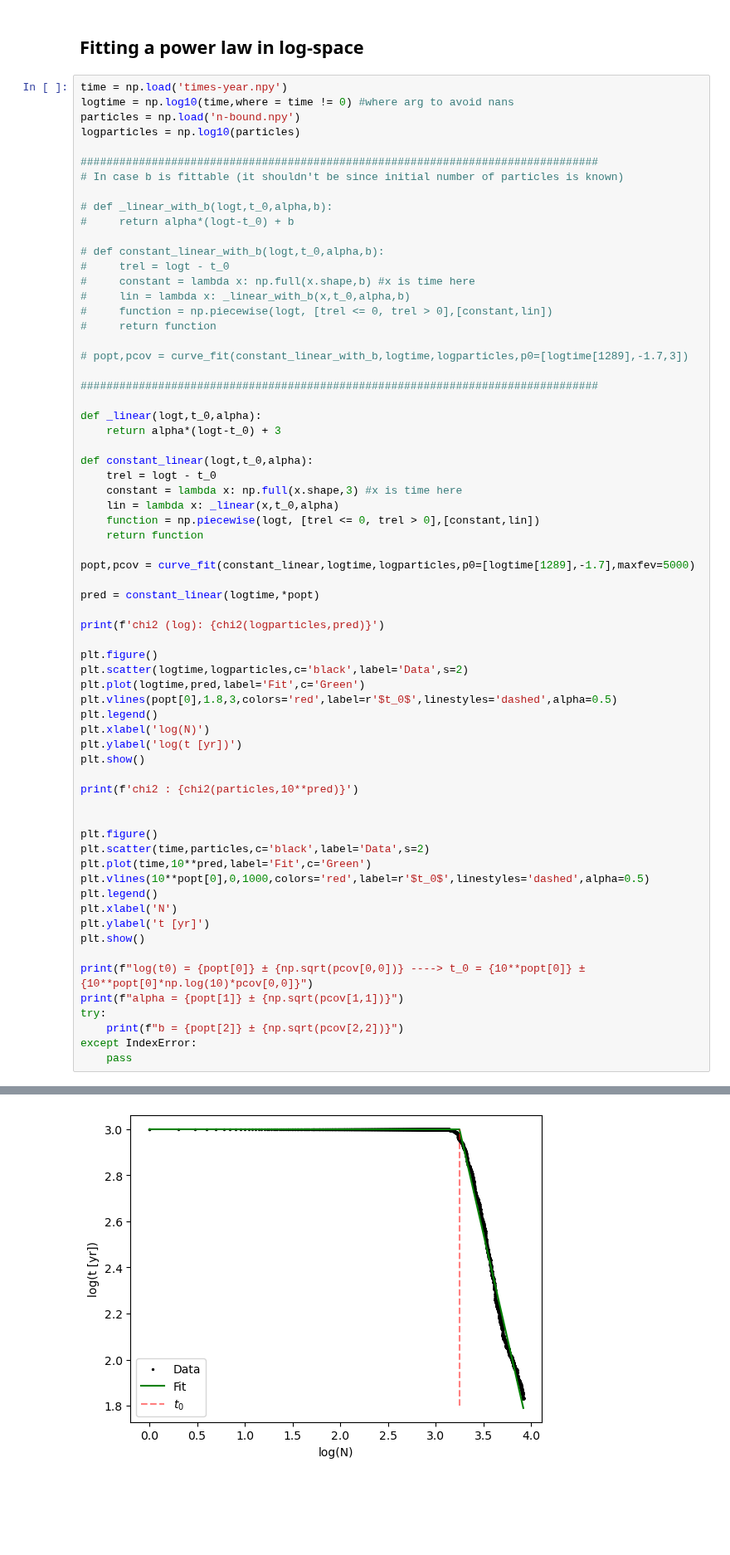
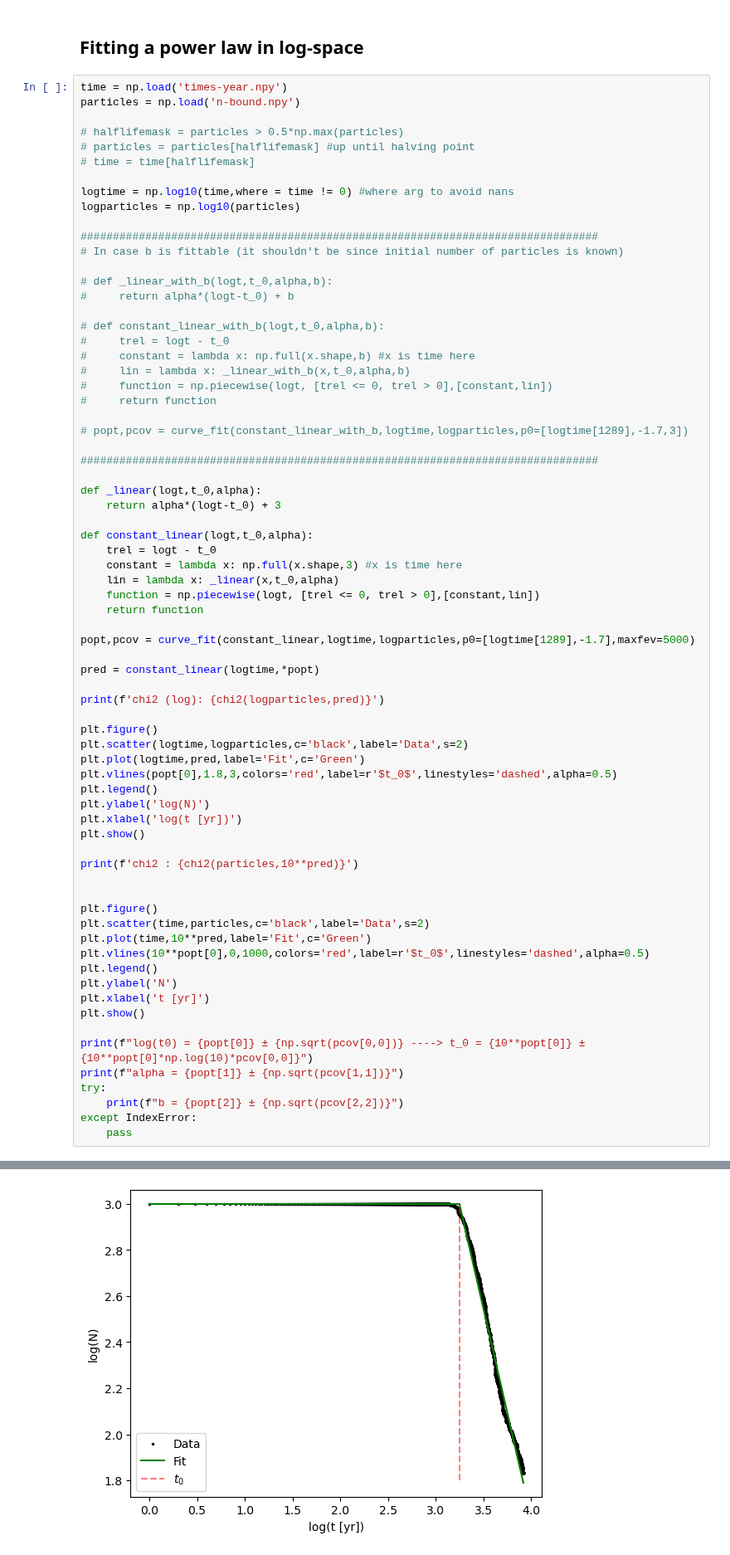
Before and after one commit to LucasPouw/amuse-KL, a Jupyter notebook: fitting_unbound_particles.ipynb, the cells around one changed output, grey strips where cells are left out. Shown at 83% size. Cells and saved outputs as stored; diff of their text form; blank space fills up the shorter version.

```diff
--- a/fitting_unbound_particles.ipynb
+++ b/fitting_unbound_particles.ipynb
@@ -13,8 +13,13 @@ def chi2(O,E):
 ## Fitting a power law in log-space
 # %%
 time = np.load('times-year.npy')
+particles = np.load('n-bound.npy')
+
+# halflifemask = particles > 0.5*np.max(particles)
+# particles = particles[halflifemask] #up until halving point
+# time = time[halflifemask]
+
 logtime = np.log10(time,where = time != 0) #where arg to avoid nans
-particles = np.load('n-bound.npy')
 logparticles = np.log10(particles)
 
 ################################################################################
@@ -48,36 +53,36 @@ popt,pcov = curve_fit(constant_linear,logtime,logparticles,p0=[logtime[1289],-1.
 
 pred = constant_linear(logtime,*popt)
 
 print(f'chi2 (log): {chi2(logparticles,pred)}')
 
 plt.figure()
 plt.scatter(logtime,logparticles,c='black',label='Data',s=2)
 plt.plot(logtime,pred,label='Fit',c='Green')
 plt.vlines(popt[0],1.8,3,colors='red',label=r'$t_0$',linestyles='dashed',alpha=0.5)
 plt.legend()
-plt.xlabel('log(N)')
-plt.ylabel('log(t [yr])')
+plt.ylabel('log(N)')
+plt.xlabel('log(t [yr])')
 plt.show()
 
 print(f'chi2 : {chi2(particles,10**pred)}')
 
 
 plt.figure()
 plt.scatter(time,particles,c='black',label='Data',s=2)
 plt.plot(time,10**pred,label='Fit',c='Green')
 plt.vlines(10**popt[0],0,1000,colors='red',label=r'$t_0$',linestyles='dashed',alpha=0.5)
 plt.legend()
-plt.xlabel('N')
-plt.ylabel('t [yr]')
+plt.ylabel('N')
+plt.xlabel('t [yr]')
 plt.show()
 
 print(f"log(t0) = {popt[0]} ± {np.sqrt(pcov[0,0])} ----> t_0 = {10**popt[0]} ± {10**popt[0]*np.log(10)*pcov[0,0]}")
 print(f"alpha = {popt[1]} ± {np.sqrt(pcov[1,1])}")
 try:
     print(f"b = {popt[2]} ± {np.sqrt(pcov[2,2])}")
 except IndexError:
     pass
 # %% [output]
 chi2 (log): 4.122875817469533
-[figure, old version]
+[figure, new version]
 chi2 : 9896.981360788626
```
Also changed, not shown: parts of 1 cell of this notebook, 3 other files.
